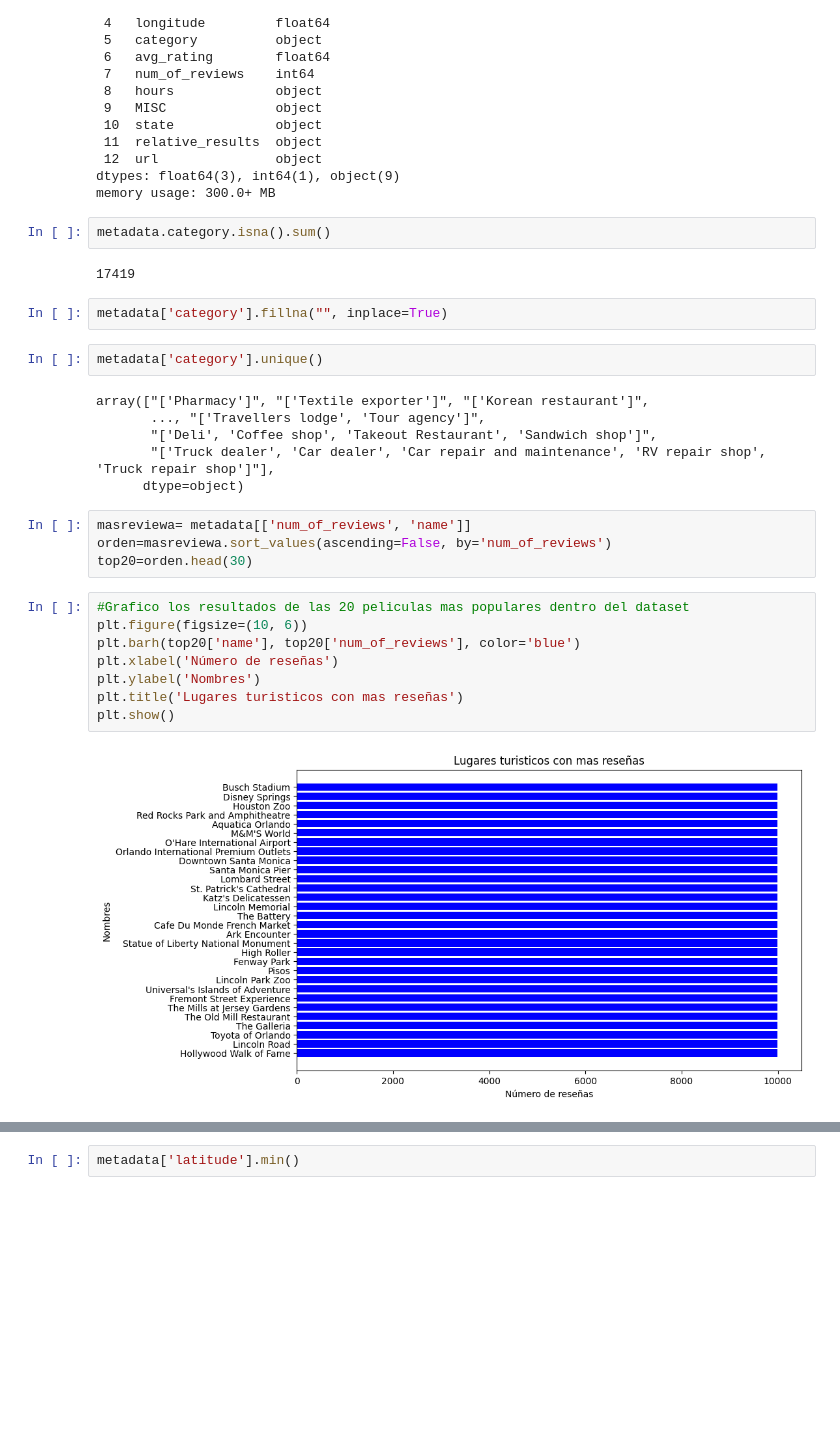
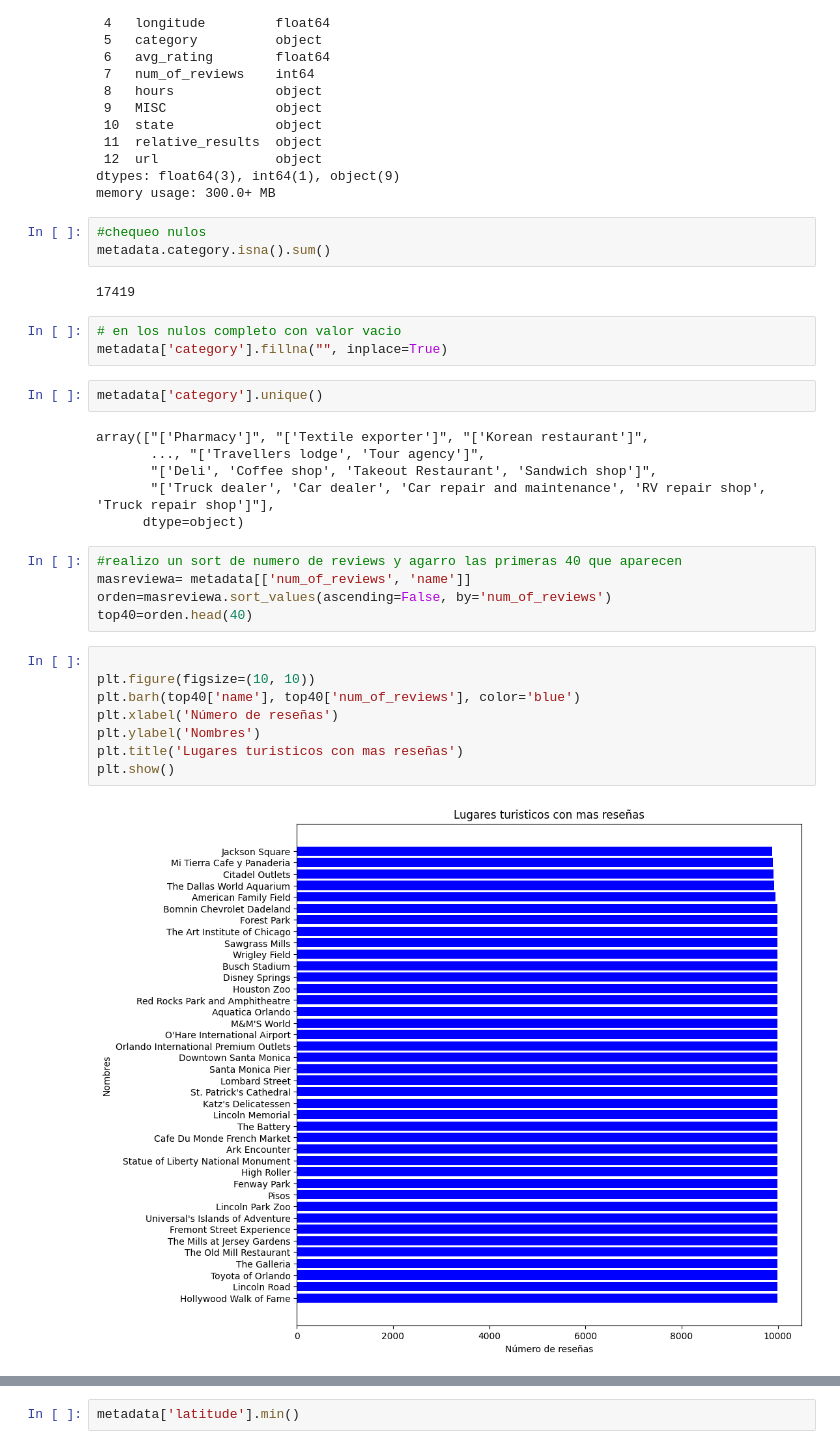
Before and after one commit to Constanzafl/Proyecto_Final, a Jupyter notebook: Sprint 2/EDA/EDAmetadata.ipynb, the cells around one changed output, grey strips where cells are left out. Drawn from its saved outputs; the diff is of its cells as text; blank space fills up the shorter version.

```diff
--- a/Sprint 2/EDA/EDAmetadata.ipynb
+++ b/Sprint 2/EDA/EDAmetadata.ipynb
@@ -126,11 +126,13 @@ Data columns (total 13 columns):
 dtypes: float64(3), int64(1), object(9)
 memory usage: 300.0+ MB
 # %%
+#chequeo nulos
 metadata.category.isna().sum()
 # %% [output]
 17419
-# %%
-metadata['category'].fillna("", inplace=True)
+# %%
+# en los nulos completo con valor vacio
+metadata['category'].fillna("", inplace=True)
 # %%
 metadata['category'].unique()
 # %% [output]
@@ -140,16 +142,17 @@ array(["['Pharmacy']", "['Textile exporter']", "['Korean restaurant']",
        "['Truck dealer', 'Car dealer', 'Car repair and maintenance', 'RV repair shop', 'Truck repair shop']"],
       dtype=object)
 # %%
+#realizo un sort de numero de reviews y agarro las primeras 40 que aparecen
 masreviewa= metadata[['num_of_reviews', 'name']]
 orden=masreviewa.sort_values(ascending=False, by='num_of_reviews')
-top20=orden.head(30)
+top40=orden.head(40)
 # %%
-#Grafico los resultados de las 20 peliculas mas populares dentro del dataset
-plt.figure(figsize=(10, 6))
-plt.barh(top20['name'], top20['num_of_reviews'], color='blue')
+
+plt.figure(figsize=(10, 10))
+plt.barh(top40['name'], top40['num_of_reviews'], color='blue')
 plt.xlabel('Número de reseñas')
 plt.ylabel('Nombres')
 plt.title('Lugares turisticos con mas reseñas')
 plt.show()
 # %% [output]
-[figure, old version]
+[figure, new version]
```
Also changed, not shown: parts of 23 cells of this notebook, 1 other file.
